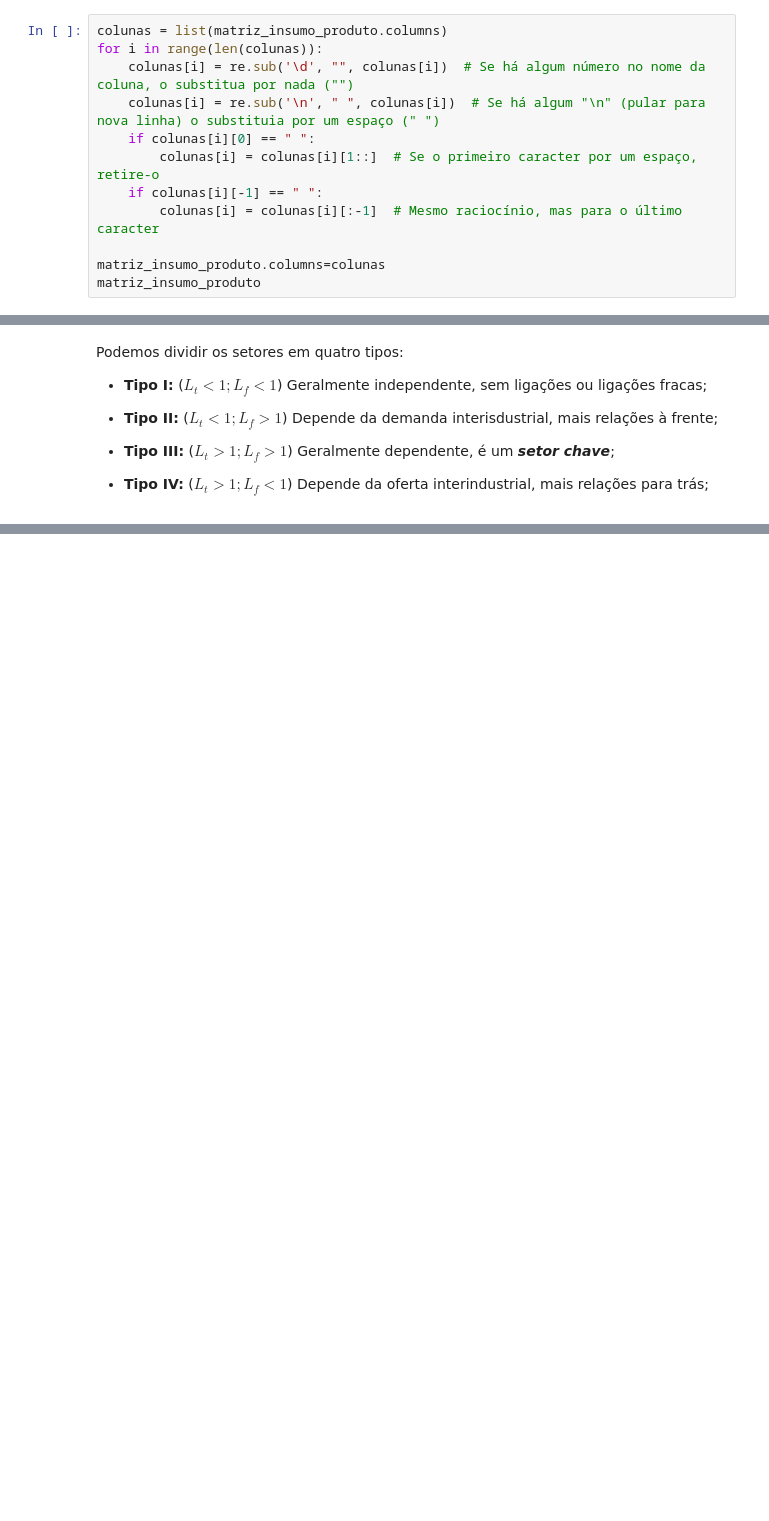
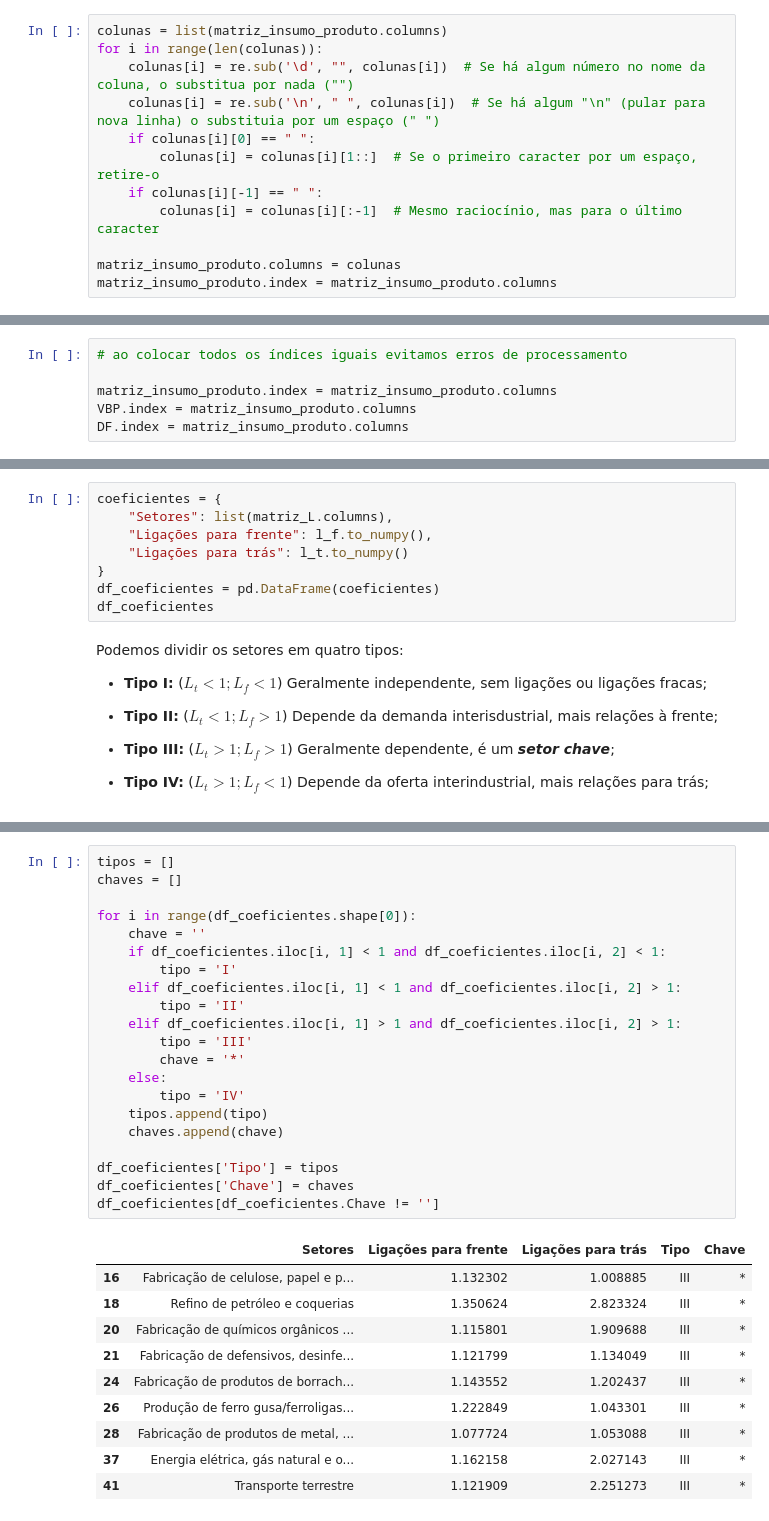
Before and after one commit to ArthurPavezzi-zz/analise-matriz-leontieff, a Jupyter notebook: analise.ipynb, the cells around one changed output, grey strips where cells are left out. Saved outputs shown, nothing was run; the diff lists cells and outputs as text; blank space fills up the shorter version.

```diff
--- a/analise.ipynb
+++ b/analise.ipynb
@@ -109,6 +109,6 @@ for i in range(len(colunas)):
     if colunas[i][-1] == " ":
         colunas[i] = colunas[i][:-1]  # Mesmo raciocínio, mas para o último caracter
 
-matriz_insumo_produto.columns=colunas
-matriz_insumo_produto
+matriz_insumo_produto.columns = colunas
+matriz_insumo_produto.index = matriz_insumo_produto.columns
 # %% [output]
@@ -134,6 +122,12 @@ DF: Demanda Final
 
 VBP = matriz_insumo_produto["Demanda total"]
 DF = matriz_insumo_produto["Demanda final"]
+# %%
+# ao colocar todos os índices iguais evitamos erros de processamento
+
+matriz_insumo_produto.index = matriz_insumo_produto.columns
+VBP.index = matriz_insumo_produto.columns
+DF.index = matriz_insumo_produto.columns
 # %% [markdown]
 Retiramos agora as três primeiras colunas
 
@@ -223,3 +223,11 @@ E o coeficiente de ligações para trás da coluna $j$ é igual à média dos co
+# %%
+coeficientes = {
+    "Setores": list(matriz_L.columns),
+    "Ligações para frente": l_f.to_numpy(),
+    "Ligações para trás": l_t.to_numpy()
+}
+df_coeficientes = pd.DataFrame(coeficientes)
+df_coeficientes
 # %% [markdown]
 Podemos dividir os setores em quatro tipos:
 
@@ -257,0 +241,32 @@ Length: 67, dtype: float64
+# %%
+tipos = []
+chaves = []
+
+for i in range(df_coeficientes.shape[0]):
+    chave = ''
+    if df_coeficientes.iloc[i, 1] < 1 and df_coeficientes.iloc[i, 2] < 1:
+        tipo = 'I'
+    elif df_coeficientes.iloc[i, 1] < 1 and df_coeficientes.iloc[i, 2] > 1:
+        tipo = 'II'
+    elif df_coeficientes.iloc[i, 1] > 1 and df_coeficientes.iloc[i, 2] > 1:
+        tipo = 'III'
+        chave = '*'
+    else:
+        tipo = 'IV'
+    tipos.append(tipo)
+    chaves.append(chave)
+
+df_coeficientes['Tipo'] = tipos
+df_coeficientes['Chave'] = chaves
+df_coeficientes[df_coeficientes.Chave != '']
+# %% [output]
+|  | Setores | Ligações para frente | Ligações para trás | Tipo | Chave |
+| 16 | Fabricação de celulose, papel e p... | 1.132302 | 1.008885 | III | * |
+| 18 | Refino de petróleo e coquerias | 1.350624 | 2.823324 | III | * |
+| 20 | Fabricação de químicos orgânicos ... | 1.115801 | 1.909688 | III | * |
+| 21 | Fabricação de defensivos, desinfe... | 1.121799 | 1.134049 | III | * |
+| 24 | Fabricação de produtos de borrach... | 1.143552 | 1.202437 | III | * |
+| 26 | Produção de ferro gusa/ferroligas... | 1.222849 | 1.043301 | III | * |
+| 28 | Fabricação de produtos de metal, ... | 1.077724 | 1.053088 | III | * |
+| 37 | Energia elétrica, gás natural e o... | 1.162158 | 2.027143 | III | * |
+| 41 | Transporte terrestre | 1.121909 | 2.251273 | III | * |
```
Also changed, not shown: parts of 11 cells of this notebook, 2 other files.
